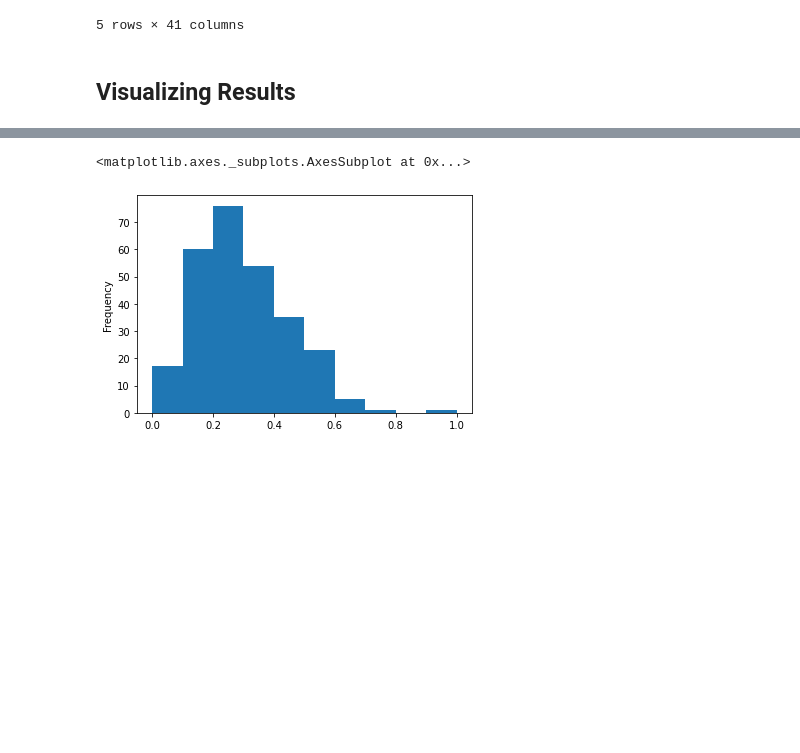
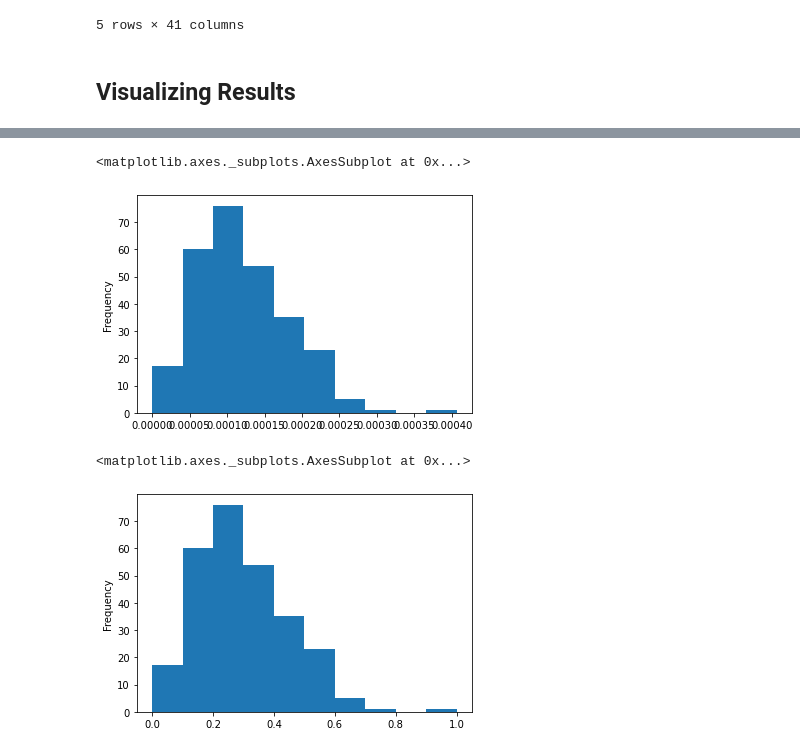
Before and after one commit to bwbelljr/delhi_spatial_index, a Jupyter notebook: Services Index for Wards.ipynb, the cells around one changed output, grey strips where cells are left out. Saved outputs shown, nothing was run; the diff lists cells and outputs as text; code cells hidden in the pictures; blank space fills up the shorter version.

```diff
--- a/Services Index for Wards.ipynb
+++ b/Services Index for Wards.ipynb
@@ -222,3 +249,8 @@ ward_idx.head()
+# %%
+ward_idx['ration_pcen'].plot(kind='hist')
+# %% [output]
+<matplotlib.axes._subplots.AxesSubplot at 0x...>
+[figure, added]
 # %%
 ward_idx['ration_idx'].plot(kind='hist')
 # %% [output]
```
Also changed, not shown: parts of 17 cells of this notebook, 1 other file.
